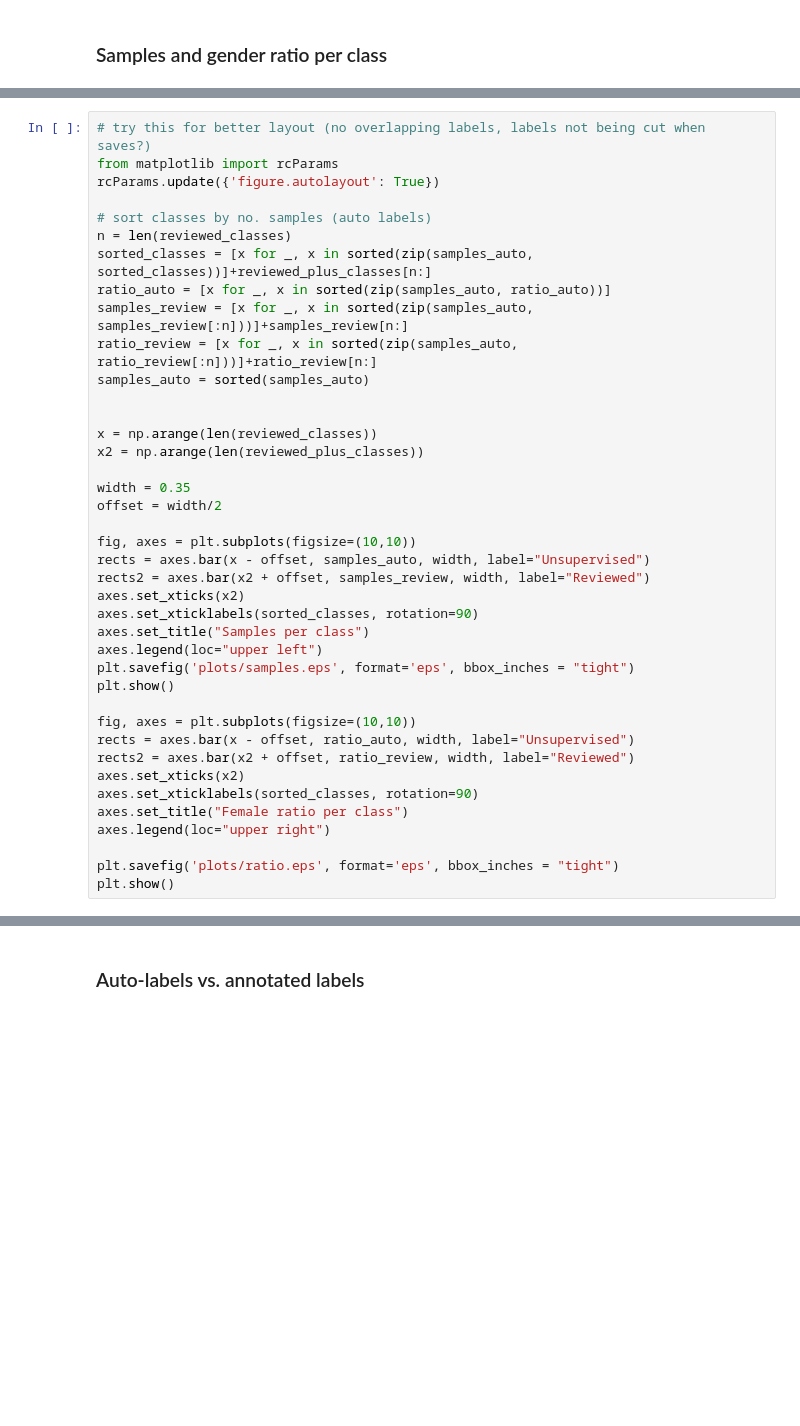
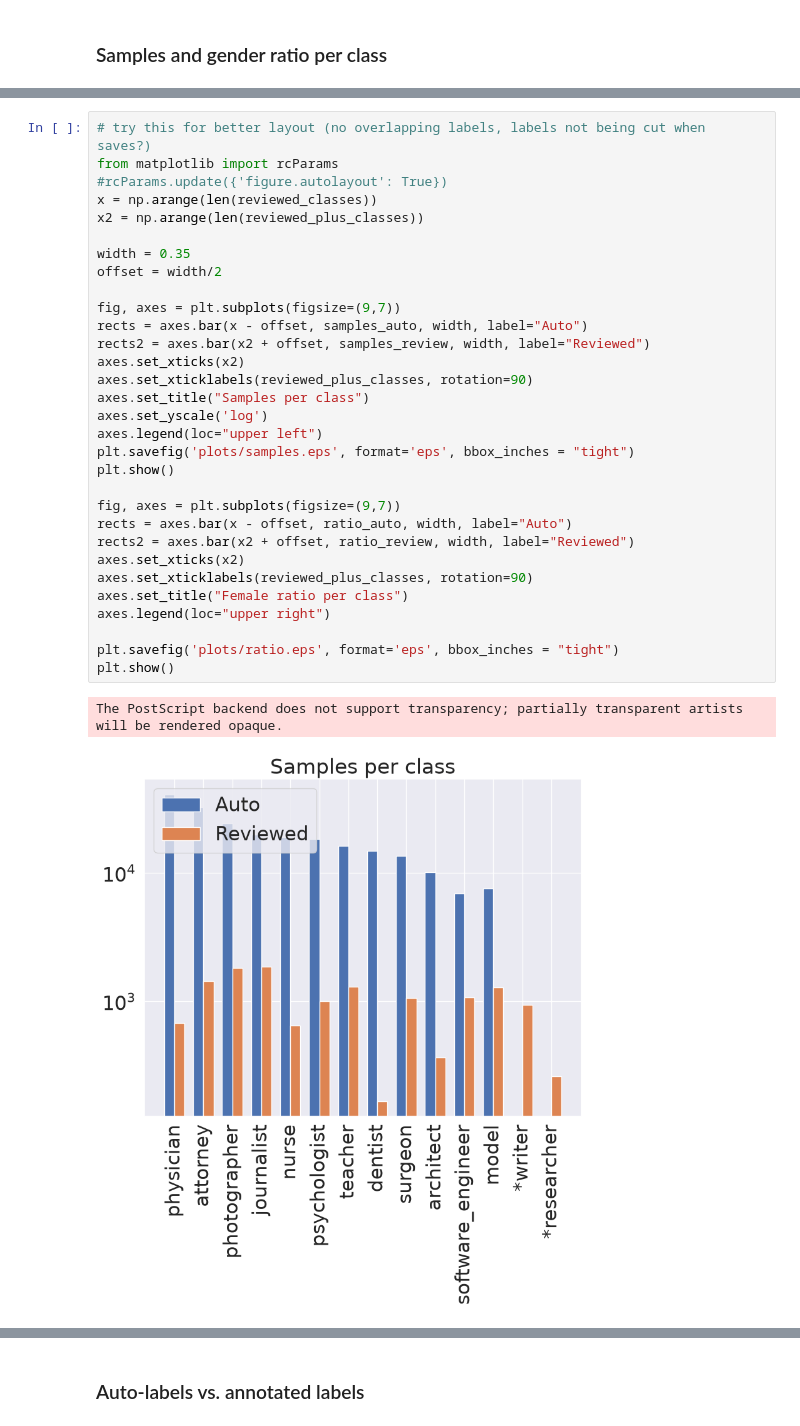
Before and after one commit to HammerLabML/MeasuringFairnessWithBiasedData, a Jupyter notebook: data_review.ipynb, the cells around one changed output, grey strips where cells are left out. Saved outputs shown, nothing was run; the diff lists cells and outputs as text; blank space fills up the shorter version.

```diff
--- a/data_review.ipynb
+++ b/data_review.ipynb
@@ -196,40 +315,34 @@ plt.show()
 # %%
 # try this for better layout (no overlapping labels, labels not being cut when saves?)
 from matplotlib import rcParams
-rcParams.update({'figure.autolayout': True})
-
-# sort classes by no. samples (auto labels)
-n = len(reviewed_classes)
-sorted_classes = [x for _, x in sorted(zip(samples_auto, sorted_classes))]+reviewed_plus_classes[n:]
-ratio_auto = [x for _, x in sorted(zip(samples_auto, ratio_auto))]
-samples_review = [x for _, x in sorted(zip(samples_auto, samples_review[:n]))]+samples_review[n:]
-ratio_review = [x for _, x in sorted(zip(samples_auto, ratio_review[:n]))]+ratio_review[n:]
-samples_auto = sorted(samples_auto)
-
-
+#rcParams.update({'figure.autolayout': True})
 x = np.arange(len(reviewed_classes))
 x2 = np.arange(len(reviewed_plus_classes))
 
 width = 0.35
 offset = width/2
 
-fig, axes = plt.subplots(figsize=(10,10))
-rects = axes.bar(x - offset, samples_auto, width, label="Unsupervised")
+fig, axes = plt.subplots(figsize=(9,7))
+rects = axes.bar(x - offset, samples_auto, width, label="Auto")
 rects2 = axes.bar(x2 + offset, samples_review, width, label="Reviewed")
 axes.set_xticks(x2)
-axes.set_xticklabels(sorted_classes, rotation=90)
+axes.set_xticklabels(reviewed_plus_classes, rotation=90)
 axes.set_title("Samples per class")
+axes.set_yscale('log')
 axes.legend(loc="upper left")
 plt.savefig('plots/samples.eps', format='eps', bbox_inches = "tight")
 plt.show()
 
-fig, axes = plt.subplots(figsize=(10,10))
-rects = axes.bar(x - offset, ratio_auto, width, label="Unsupervised")
+fig, axes = plt.subplots(figsize=(9,7))
+rects = axes.bar(x - offset, ratio_auto, width, label="Auto")
 rects2 = axes.bar(x2 + offset, ratio_review, width, label="Reviewed")
 axes.set_xticks(x2)
-axes.set_xticklabels(sorted_classes, rotation=90)
+axes.set_xticklabels(reviewed_plus_classes, rotation=90)
 axes.set_title("Female ratio per class")
 axes.legend(loc="upper right")
 
 plt.savefig('plots/ratio.eps', format='eps', bbox_inches = "tight")
 plt.show()
+# %% [output]
+The PostScript backend does not support transparency; partially transparent artists will be rendered opaque.
+[figure, added]
```
Also changed, not shown: parts of 25 cells of this notebook.
